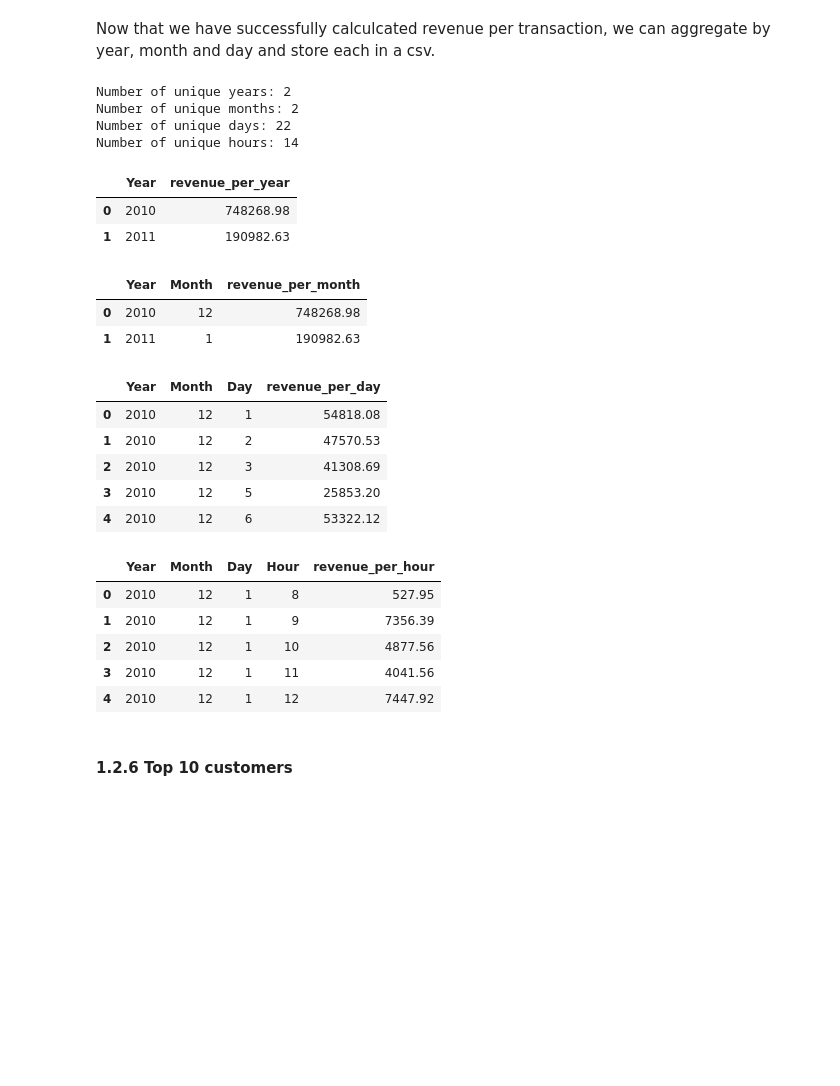
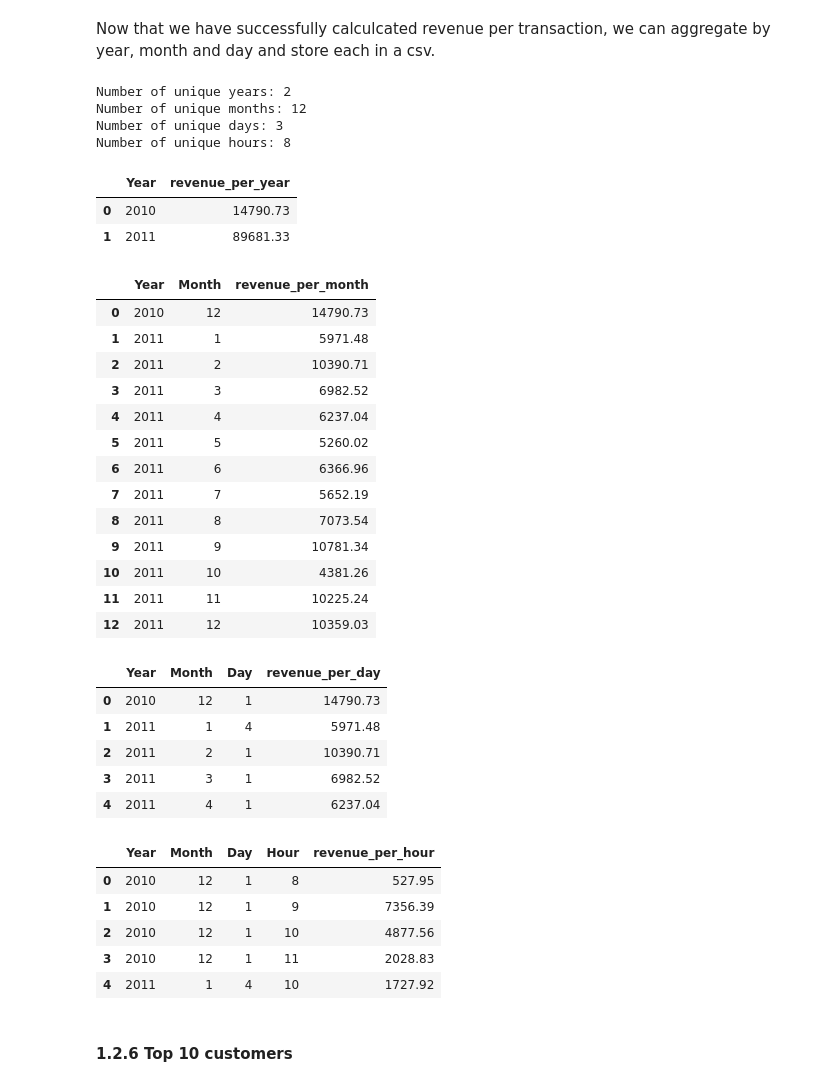
Before and after one commit to Tee-DataA/Online_Retail_Sales_Analysis, a Jupyter notebook: jupyter_notebooks/Notebook_Template.ipynb, the cells around one changed output. Saved outputs shown, nothing was run; the diff lists cells and outputs as text; code cells hidden in the pictures; blank space fills up the shorter version.

```diff
--- a/jupyter_notebooks/Notebook_Template.ipynb
+++ b/jupyter_notebooks/Notebook_Template.ipynb
@@ -374,9 +374,9 @@ def get_first_n_rows_per_month(df, date_column, n=4000):
 
 df_truncated_cleaned = get_first_n_rows_per_month(df_uk_cleaned, 'InvoiceDate', n=400) # Replace 'date' with your actual column name.
 
-df_truncated_cleaned = extracted_rows.reset_index() # Reset the index to have access to Date column
+df_truncated_cleaned = df_truncated_cleaned.reset_index() # Reset the index to have access to Date column
 
-if extracted_rows is not None:
+if df_truncated_cleaned is not None:
     print(extracted_rows)
     # You can now work with the 'extracted_rows' DataFrame
     # For example, save it to a CSV file:
@@ -460,9 +460,9 @@ unique_times = df_truncated_cleaned['Hour'].nunique()
 print(f"Number of unique hours: {unique_times}")
 # %% [output]
 Number of unique years: 2
-Number of unique months: 2
-Number of unique days: 22
-Number of unique hours: 14
+Number of unique months: 12
+Number of unique days: 3
+Number of unique hours: 8
 # %%
 # Aggregate revenue by year, month, day, and hour
 revenue_by_year = df_truncated_cleaned.groupby('Year')['TotalAmount'].sum().reset_index()
@@ -491,23 +491,34 @@ revenue_by_hour.to_csv('revenue_by_hour.csv', index=False)
 revenue_by_year.head()
 # %% [output]
 |  | Year | revenue_per_year |
-| 0 | 2010 | 748268.98 |
-| 1 | 2011 | 190982.63 |
+| 0 | 2010 | 14790.73 |
+| 1 | 2011 | 89681.33 |
 # %%
-revenue_by_month.head()
+revenue_by_month.head(13)
 # %% [output]
 |  | Year | Month | revenue_per_month |
-| 0 | 2010 | 12 | 748268.98 |
-| 1 | 2011 | 1 | 190982.63 |
+| 0 | 2010 | 12 | 14790.73 |
+| 1 | 2011 | 1 | 5971.48 |
+| 2 | 2011 | 2 | 10390.71 |
+| 3 | 2011 | 3 | 6982.52 |
+| 4 | 2011 | 4 | 6237.04 |
+| 5 | 2011 | 5 | 5260.02 |
+| 6 | 2011 | 6 | 6366.96 |
+| 7 | 2011 | 7 | 5652.19 |
+| 8 | 2011 | 8 | 7073.54 |
+| 9 | 2011 | 9 | 10781.34 |
+| 10 | 2011 | 10 | 4381.26 |
+| 11 | 2011 | 11 | 10225.24 |
+| 12 | 2011 | 12 | 10359.03 |
 # %%
 revenue_by_day.head()
 # %% [output]
 |  | Year | Month | Day | revenue_per_day |
-| 0 | 2010 | 12 | 1 | 54818.08 |
-| 1 | 2010 | 12 | 2 | 47570.53 |
-| 2 | 2010 | 12 | 3 | 41308.69 |
-| 3 | 2010 | 12 | 5 | 25853.20 |
-| 4 | 2010 | 12 | 6 | 53322.12 |
+| 0 | 2010 | 12 | 1 | 14790.73 |
+| 1 | 2011 | 1 | 4 | 5971.48 |
+| 2 | 2011 | 2 | 1 | 10390.71 |
+| 3 | 2011 | 3 | 1 | 6982.52 |
+| 4 | 2011 | 4 | 1 | 6237.04 |
 # %%
 revenue_by_hour.head()
 # %% [output]
@@ -515,8 +526,8 @@ revenue_by_hour.head()
 | 0 | 2010 | 12 | 1 | 8 | 527.95 |
 | 1 | 2010 | 12 | 1 | 9 | 7356.39 |
 | 2 | 2010 | 12 | 1 | 10 | 4877.56 |
-| 3 | 2010 | 12 | 1 | 11 | 4041.56 |
-| 4 | 2010 | 12 | 1 | 12 | 7447.92 |
+| 3 | 2010 | 12 | 1 | 11 | 2028.83 |
+| 4 | 2011 | 1 | 4 | 10 | 1727.92 |
 # %% [markdown]
 #### 1.2.6 Top 10 customers
 # %% [markdown]
```
Also changed, not shown: parts of 6 cells of this notebook.
